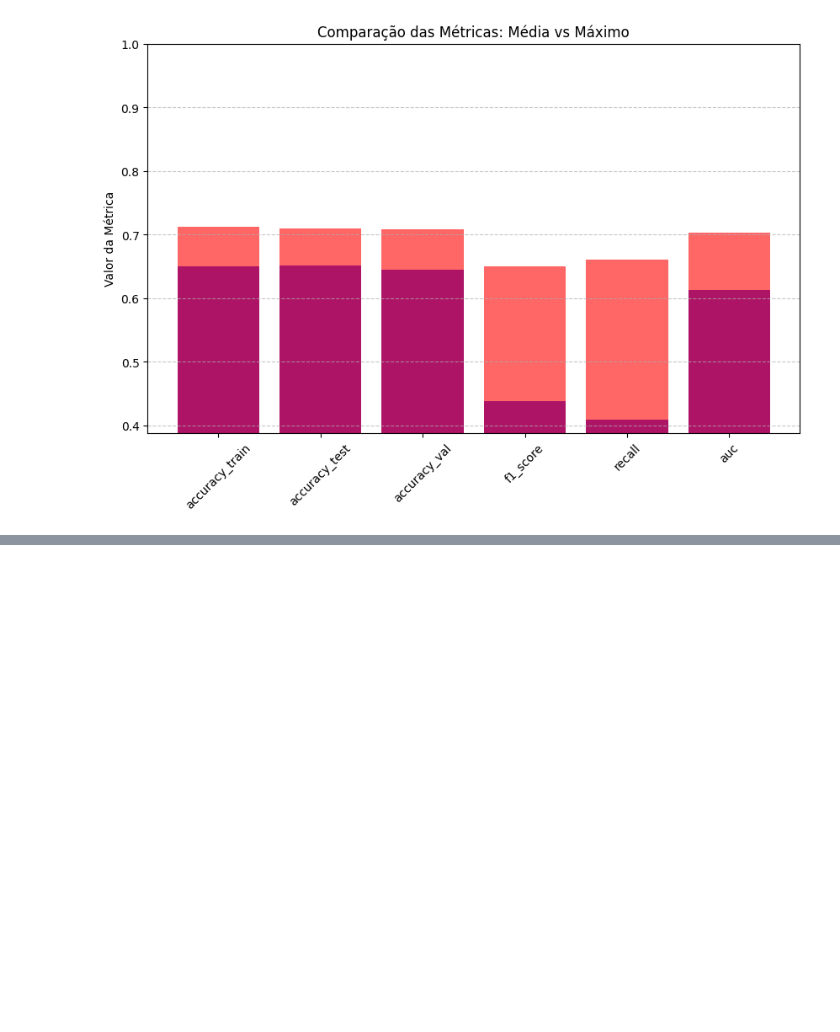
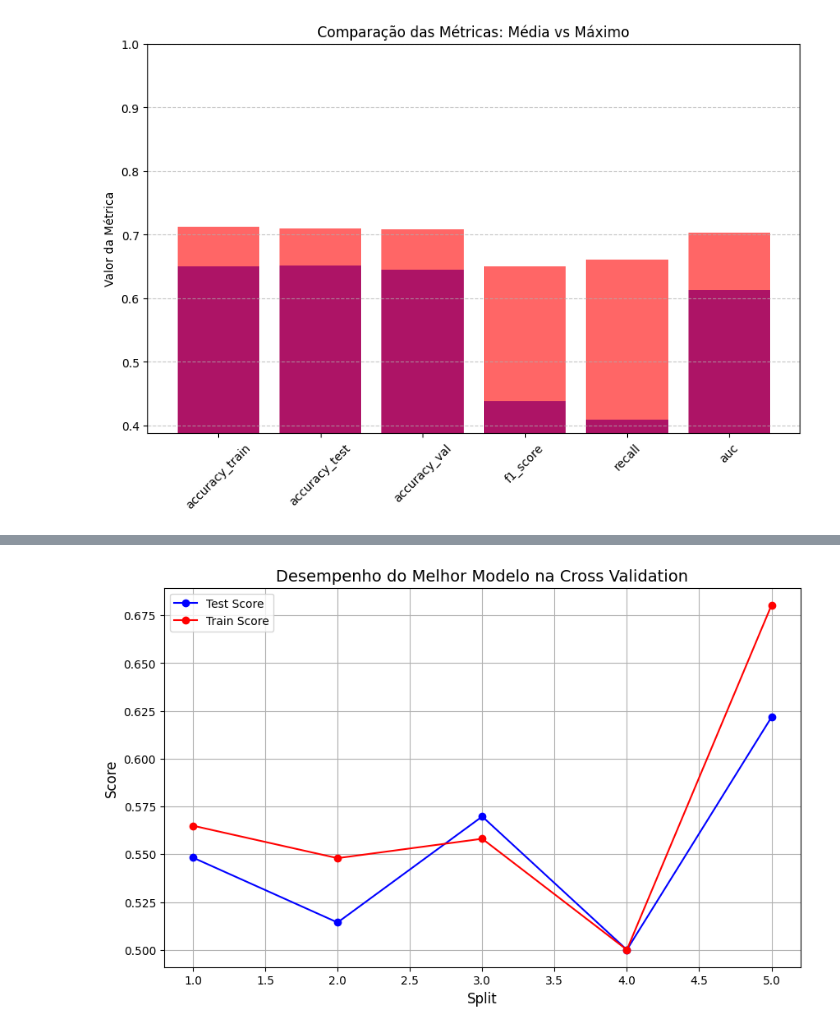
Before and after one commit to GuilhermeMaciel75/SI5-ELEC2, a Jupyter notebook: notebooks/04-Variacao_Parametrica/lvq.ipynb, the cells around one changed output, grey strips where cells are left out. Cells and saved outputs as stored; diff of their text form; code cells hidden in the pictures; blank space fills up the shorter version.

Commit message:
plota graficos lvq

```diff
--- a/notebooks/04-Variacao_Parametrica/lvq.ipynb
+++ b/notebooks/04-Variacao_Parametrica/lvq.ipynb
@@ -375,0 +446,6 @@ df.to_csv('/home/guilhermemaciel/Área de Trabalho/SI5-ELEC2/data/results/lvq.cs
+# %%
+import ast
+
+test = {}
+for x, model_info in enumerate(df['params']):
+    test[x] = cv_best_model(lvq_model, ast.literal_eval(model_info), X_test, Y_test)
@@ -375,0 +520,31 @@ df.to_csv('/home/guilhermemaciel/Área de Trabalho/SI5-ELEC2/data/results/lvq.cs
+# %%
+import numpy as np
+import pandas as pd
+import matplotlib.pyplot as plt
+from sklearn.metrics import confusion_matrix
+import seaborn as sns
+
+# Criando o gráfico
+plt.figure(figsize=(10, 6))
+
+# Plotando o desempenho de teste
+plt.plot(range(1, 6), list(test.values())[15:20], label='Test Score', marker='o', linestyle='-', color='blue')
+
+# Plotando o desempenho de treino
+plt.plot(range(1, 6), list(train.values())[15:20], label='Train Score', marker='o', linestyle='-', color='red')
+
+# Adicionando rótulos e título
+plt.xlabel('Split', fontsize=12)
+plt.ylabel('Score', fontsize=12)
+plt.title("Desempenho do Melhor Modelo na Cross Validation", fontsize=14)
+
+# Adicionando a legenda
+plt.legend()
+
+# Exibindo a grade
+plt.grid(True)
+
+# Exibindo o gráfico
+plt.show()
+# %% [output]
+[figure, added]
```
Also changed, not shown: parts of 11 cells of this notebook.
